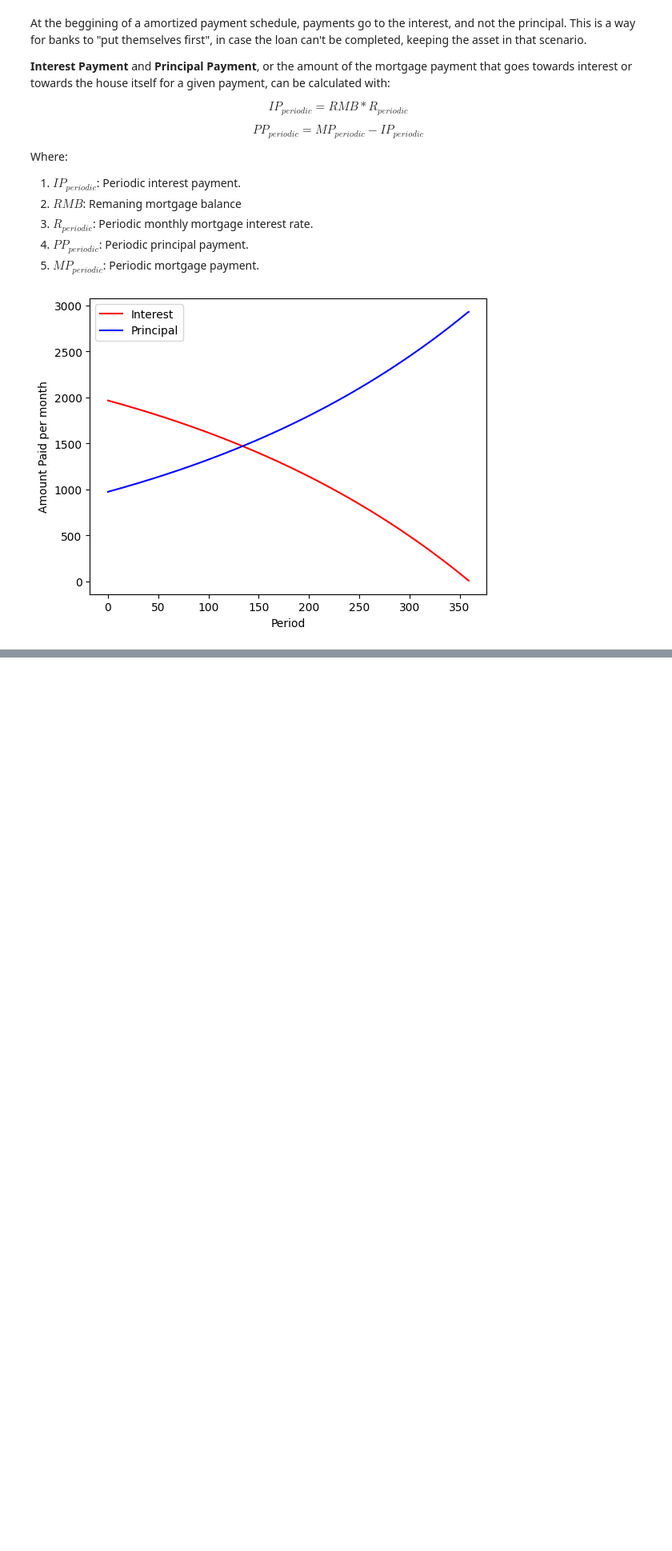
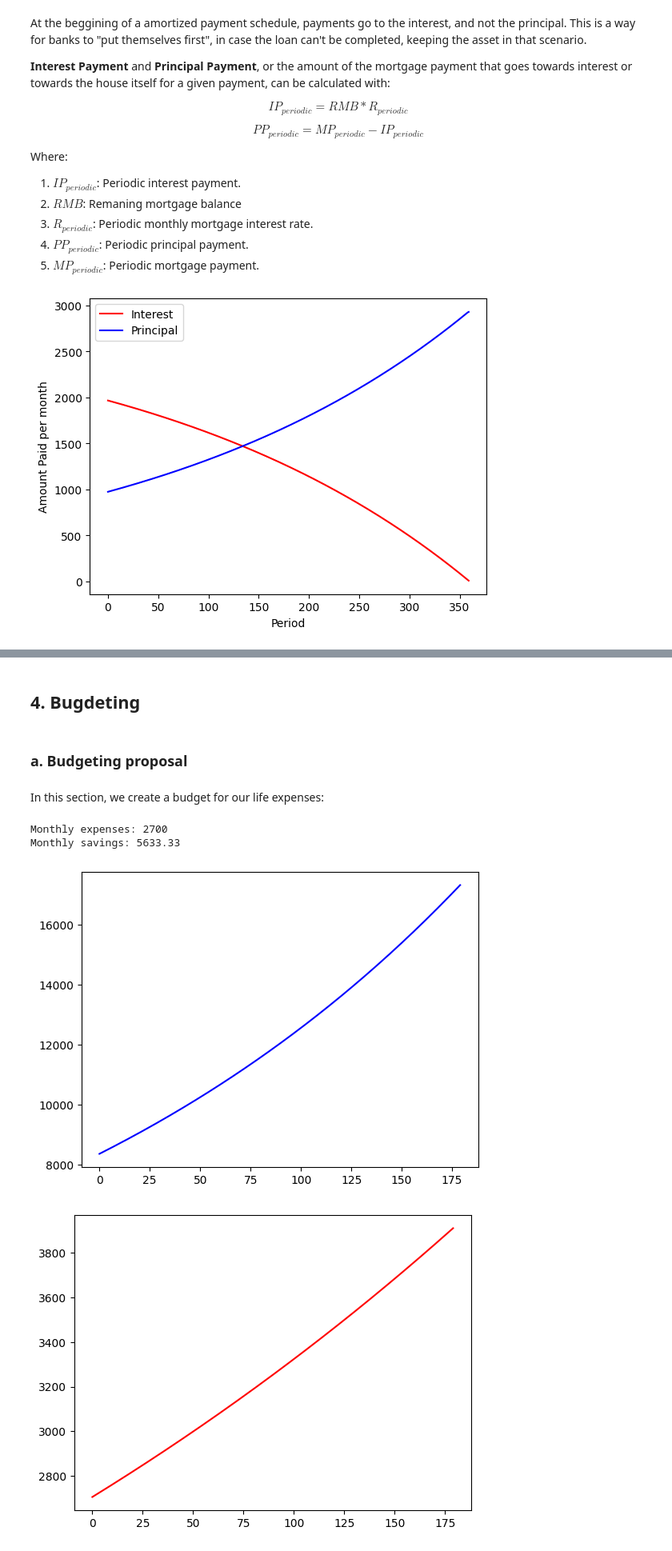
Before and after one commit to Metashaker/ai-learning, a Jupyter notebook: intro-to-financial-concepts.ipynb, the cells around one changed output, grey strips where cells are left out. Shown: that part at 80% size. Saved outputs shown, nothing was run; the diff lists cells and outputs as text; code cells hidden in the pictures; blank space fills up the shorter version.

```diff
--- a/intro-to-financial-concepts.ipynb
+++ b/intro-to-financial-concepts.ipynb
@@ -537,0 +589,74 @@ plt.show()
+# %% [markdown]
+## 4. Bugdeting
+# %% [markdown]
+### a. Budgeting proposal
+# %% [markdown]
+In this section, we create a budget for our life expenses:
+# %%
+
+#1. Monthly expenses and savings
+monthly_takehome_salary = 100000 / 12
+# Enter your monthly rent
+monthly_rent = 1200
+
+# Enter your daily food budget
+daily_food_budget = 30
+
+# Calculate your monthly food budget assuming 30 days per month
+monthly_food_budget = 30 * 30
+
+# Set your monthly entertainment budget
+monthly_entertainment_budget = 200
+
+insurance_budget = 150
+
+# Allocate funds for unforeseen expenses, just in case
+monthly_unforeseen_expenses = 250
+
+# Next, calculate your total monthly expenses
+monthly_expenses = monthly_rent + monthly_food_budget + monthly_entertainment_budget + insurance_budget + monthly_unforeseen_expenses
+print("Monthly expenses: " + str(round(monthly_expenses, 2)))
+
+# Finally, calculate your monthly take-home savings
+monthly_savings = monthly_takehome_salary - monthly_expenses
+print("Monthly savings: " + str(round(monthly_savings, 2)))
+
+# 2. Forecast salary growth and cost of living
+forecast_months = 12*15
+
+# Set your annual salary growth rate
+annual_salary_growth = 0.05
+
+# Calculate your equivalent monthly salary growth rate
+monthly_salary_growth = ((1 + annual_salary_growth)**(1/12)) - 1
+
+# Forecast the cumulative growth of your salary
+cumulative_salary_growth_forecast = np.cumprod(np.repeat(1 + monthly_salary_growth, forecast_months))
+
+# Calculate the actual salary forecast
+salary_forecast = cumulative_salary_growth_forecast * monthly_takehome_salary
+
+# Plot the forecasted salary
+plt.plot(salary_forecast, color='blue')
+plt.show()
+
+# 3. Forecast growing expenses due to inflation
+# Set the annual inflation rate
+annual_inflation = 0.025
+
+# Calculate the equivalent monthly inflation rate
+monthly_inflation = ((1 + annual_inflation)**(1/12)) - 1
+
+# Forecast cumulative inflation over time
+cumulative_inflation_forecast = np.cumprod(np.repeat(1 + monthly_inflation, forecast_months))
+
+# Calculate your forecasted expenses
+expenses_forecast = cumulative_inflation_forecast * monthly_expenses
+# Plot the forecasted expenses
+plt.plot(expenses_forecast, color='red')
+plt.show()
+# %% [output]
+Monthly expenses: 2700
+Monthly savings: 5633.33
+[figure, added]
+[figure, added]
```
Also changed, not shown: parts of 6 cells of this notebook.
